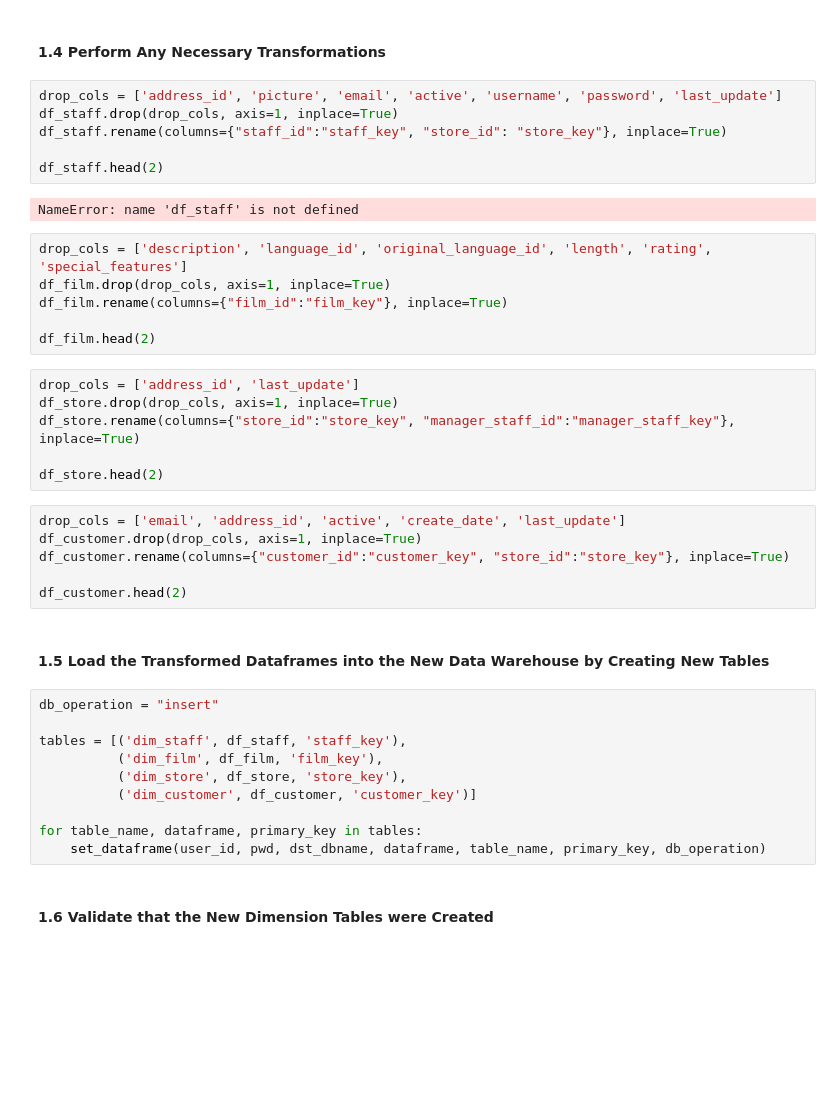
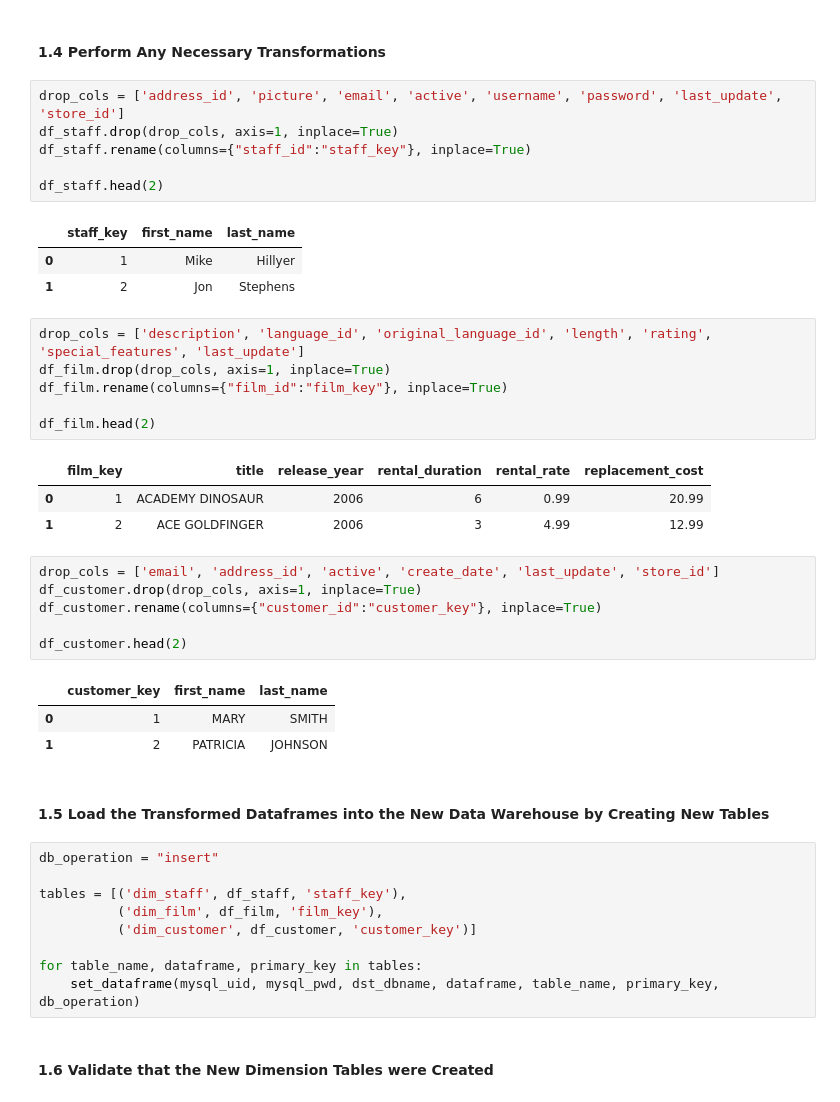
Before and after one commit to chrryyy/DS-2002-Data-Science-Systems, a Jupyter notebook: DS 2002 Midterm Project Cheryl Bai.ipynb, the cells around one changed output. Saved outputs shown, nothing was run; the diff lists cells and outputs as text; blank space fills up the shorter version.

```diff
--- a/DS 2002 Midterm Project Cheryl Bai.ipynb
+++ b/DS 2002 Midterm Project Cheryl Bai.ipynb
@@ -165,31 +154,35 @@ df_customer.head(2)
 # %% [markdown]
 #### 1.4 Perform Any Necessary Transformations
 # %%
-drop_cols = ['address_id', 'picture', 'email', 'active', 'username', 'password', 'last_update']
+drop_cols = ['address_id', 'picture', 'email', 'active', 'username', 'password', 'last_update', 'store_id']
 df_staff.drop(drop_cols, axis=1, inplace=True)
-df_staff.rename(columns={"staff_id":"staff_key", "store_id": "store_key"}, inplace=True)
+df_staff.rename(columns={"staff_id":"staff_key"}, inplace=True)
 
 df_staff.head(2)
 # %% [output]
-NameError: name 'df_staff' is not defined
+|  | staff_key | first_name | last_name |
+| 0 | 1 | Mike | Hillyer |
+| 1 | 2 | Jon | Stephens |
 # %%
-drop_cols = ['description', 'language_id', 'original_language_id', 'length', 'rating', 'special_features']
+drop_cols = ['description', 'language_id', 'original_language_id', 'length', 'rating', 'special_features', 'last_update']
 df_film.drop(drop_cols, axis=1, inplace=True)
 df_film.rename(columns={"film_id":"film_key"}, inplace=True)
 
 df_film.head(2)
+# %% [output]
+|  | film_key | title | release_year | rental_duration | rental_rate | replacement_cost |
+| 0 | 1 | ACADEMY DINOSAUR | 2006 | 6 | 0.99 | 20.99 |
+| 1 | 2 | ACE GOLDFINGER | 2006 | 3 | 4.99 | 12.99 |
-# %%
-drop_cols = ['address_id', 'last_update']
-df_store.drop(drop_cols, axis=1, inplace=True)
-df_store.rename(columns={"store_id":"store_key", "manager_staff_id":"manager_staff_key"}, inplace=True)
-
-df_store.head(2)
 # %%
-drop_cols = ['email', 'address_id', 'active', 'create_date', 'last_update']
+drop_cols = ['email', 'address_id', 'active', 'create_date', 'last_update', 'store_id']
 df_customer.drop(drop_cols, axis=1, inplace=True)
-df_customer.rename(columns={"customer_id":"customer_key", "store_id":"store_key"}, inplace=True)
+df_customer.rename(columns={"customer_id":"customer_key"}, inplace=True)
 
 df_customer.head(2)
+# %% [output]
+|  | customer_key | first_name | last_name |
+| 0 | 1 | MARY | SMITH |
+| 1 | 2 | PATRICIA | JOHNSON |
 # %% [markdown]
 #### 1.5 Load the Transformed Dataframes into the New Data Warehouse by Creating New Tables
 # %%
@@ -197,11 +190,10 @@ db_operation = "insert"
 
 tables = [('dim_staff', df_staff, 'staff_key'),
           ('dim_film', df_film, 'film_key'),
-          ('dim_store', df_store, 'store_key'),
           ('dim_customer', df_customer, 'customer_key')]
 
 for table_name, dataframe, primary_key in tables:
-    set_dataframe(user_id, pwd, dst_dbname, dataframe, table_name, primary_key, db_operation)
+    set_dataframe(mysql_uid, mysql_pwd, dst_dbname, dataframe, table_name, primary_key, db_operation)
 # %% [markdown]
 #### 1.6 Validate that the New Dimension Tables were Created
 # %%
```
Also changed, not shown: parts of 15 cells of this notebook.
